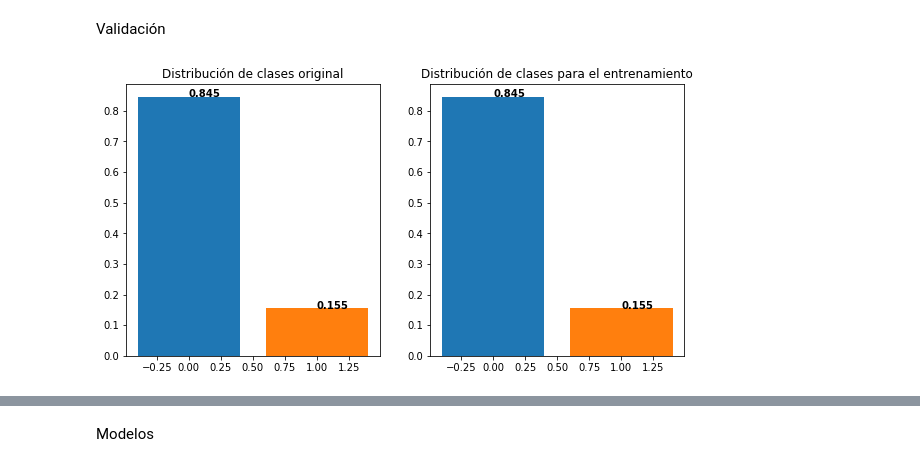
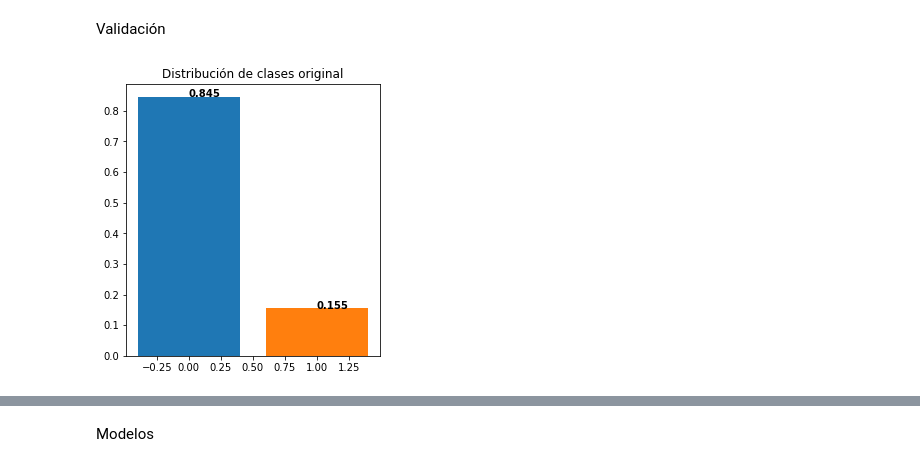
Before and after one commit to lkarol00/simulacion, a Jupyter notebook: Proyecto Semestre.ipynb, the cells around one changed output, grey strips where cells are left out. Saved outputs shown, nothing was run; the diff lists cells and outputs as text; code cells hidden in the pictures.

```diff
--- a/Proyecto Semestre.ipynb
+++ b/Proyecto Semestre.ipynb
@@ -217,22 +217,13 @@ Xtrain = scaler.fit_transform(X)
 # %%
 plt.figure(figsize=(10,5))
 plt.subplot(1,2,1)
 plt.bar(0,np.sum(Y==0)/Y.shape[0])
 plt.bar(1,np.sum(Y==1)/Y.shape[0])
 plt.title('Distribución de clases original')
 for i in range(2):
     plt.text(i, np.sum(Y==i)/Y.shape[0], str(round(np.sum(Y==i)/Y.shape[0],3)), color='black', fontweight='bold')
-#--------------------------------------------
-X_train, X_test, y_train, y_test = train_test_split(X, Y, test_size=0.2, stratify=Y)
-plt.subplot(1,2,2)
-plt.bar(0,np.sum(y_train==0)/y_train.shape[0])
-plt.bar(1,np.sum(y_train==1)/y_train.shape[0])
-for i in range(2):
-    plt.text(i, np.sum(y_train==i)/y_train.shape[0], str(round(np.sum(y_train==i)/y_train.shape[0],3)), color='black', fontweight='bold')
-plt.title('Distribución de clases para el entrenamiento')
-plt.show()
 # %% [output]
-[figure, old version]
+[figure, new version]
 # %%
 from sklearn.metrics import roc_auc_score
 
```
Also changed, not shown: parts of 28 cells of this notebook.
